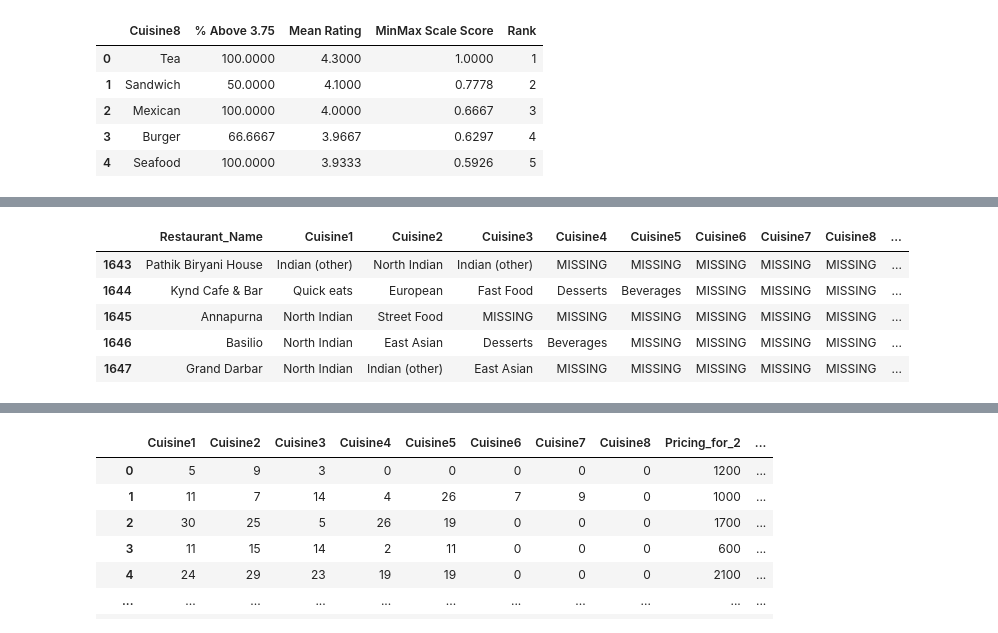
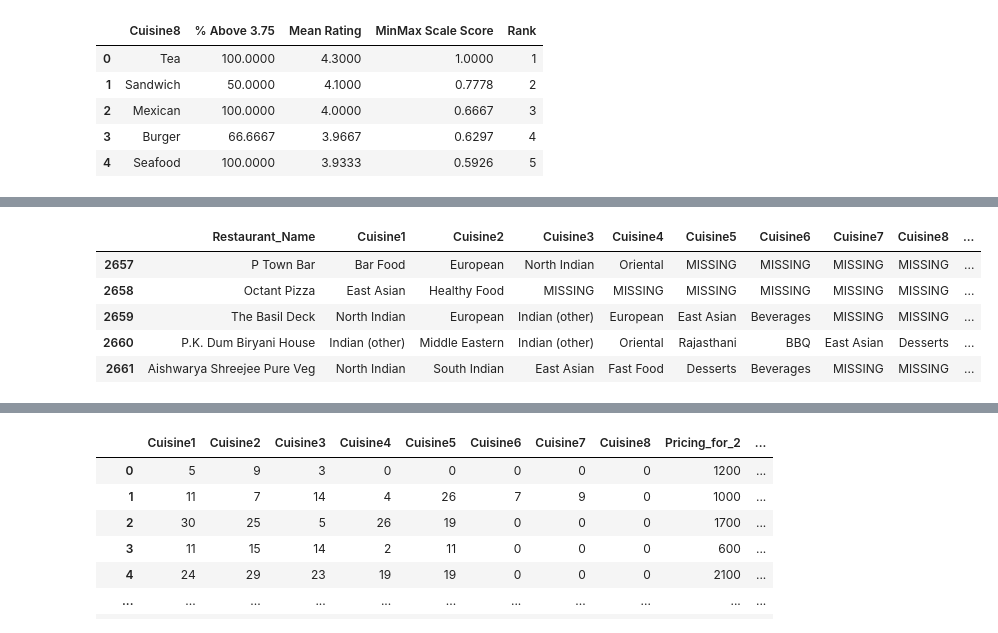
Before and after one commit to louis-uwie/CSCI111-Zomato-Recommendation-Analysis, a Jupyter notebook: LOZADA, BINWAG, CSCI 211 - On Zomato.ipynb, the cells around one changed output, grey strips where cells are left out. Drawn from its saved outputs; the diff is of its cells as text; code cells hidden in the pictures.

```diff
--- a/LOZADA, BINWAG, CSCI 211 - On Zomato.ipynb
+++ b/LOZADA, BINWAG, CSCI 211 - On Zomato.ipynb
@@ -525,15 +507,15 @@ zomato_pune_yes.head()
 | 3 | The French Window Patisserie | Coffee and Tea | Desserts | European | Bakery | European | MISSING | MISSING | MISSING | ... |
 | 4 | Savya Rasa | South Indian | South Indian | South Indian | South Indian | Beverages | MISSING | MISSING | MISSING | ... |
 # %%
-zomato_pune_no = zomato_for_eda[zomato_for_eda['Dining_Rating'] < 3.8]
+zomato_pune_no = zomato_for_eda[zomato_for_eda['Dining_Rating'] < 3.6]
 zomato_pune_no.head()
 # %% [output]
 |  | Restaurant_Name | Cuisine1 | Cuisine2 | Cuisine3 | Cuisine4 | Cuisine5 | Cuisine6 | Cuisine7 | Cuisine8 | ... |
-| 1643 | Pathik Biryani House | Indian (other) | North Indian | Indian (other) | MISSING | MISSING | MISSING | MISSING | MISSING | ... |
-| 1644 | Kynd Cafe & Bar | Quick eats | European | Fast Food | Desserts | Beverages | MISSING | MISSING | MISSING | ... |
-| 1645 | Annapurna | North Indian | Street Food | MISSING | MISSING | MISSING | MISSING | MISSING | MISSING | ... |
-| 1646 | Basilio | North Indian | East Asian | Desserts | Beverages | MISSING | MISSING | MISSING | MISSING | ... |
-| 1647 | Grand Darbar | North Indian | Indian (other) | East Asian | MISSING | MISSING | MISSING | MISSING | MISSING | ... |
+| 2657 | P Town Bar | Bar Food | European | North Indian | Oriental | MISSING | MISSING | MISSING | MISSING | ... |
+| 2658 | Octant Pizza | East Asian | Healthy Food | MISSING | MISSING | MISSING | MISSING | MISSING | MISSING | ... |
+| 2659 | The Basil Deck | North Indian | European | Indian (other) | European | East Asian | Beverages | MISSING | MISSING | ... |
+| 2660 | P.K. Dum Biryani House | Indian (other) | Middle Eastern | Indian (other) | Oriental | Rajasthani | BBQ | East Asian | Desserts | ... |
+| 2661 | Aishwarya Shreejee Pure Veg | North Indian | South Indian | East Asian | Fast Food | Desserts | Beverages | MISSING | MISSING | ... |
 # %%
 min_cost = min(zomato_pune_yes['Pricing_for_2'])
 max_cost = max(zomato_pune_yes['Pricing_for_2'])
```
Also changed, not shown: parts of 8 cells of this notebook.
